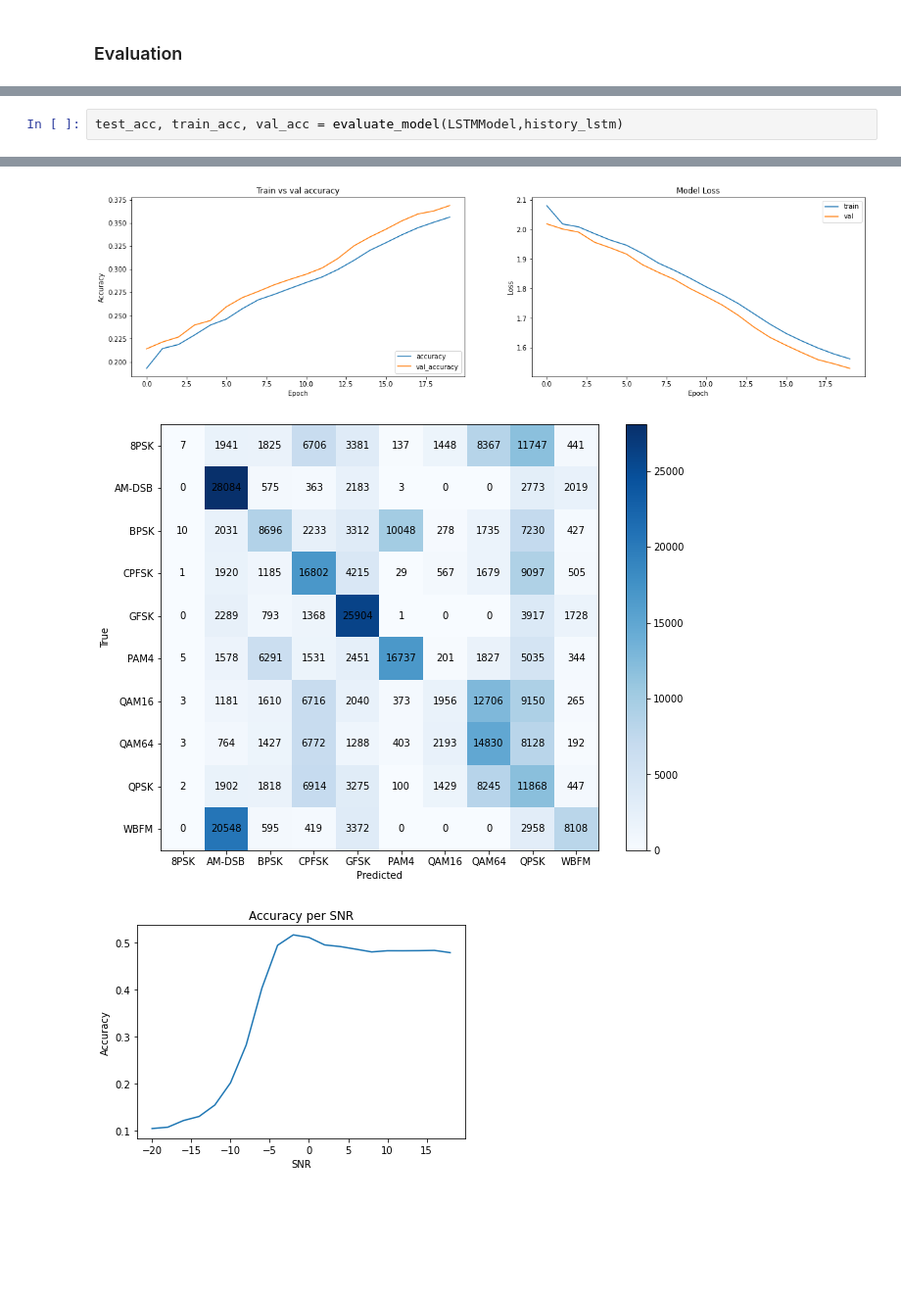
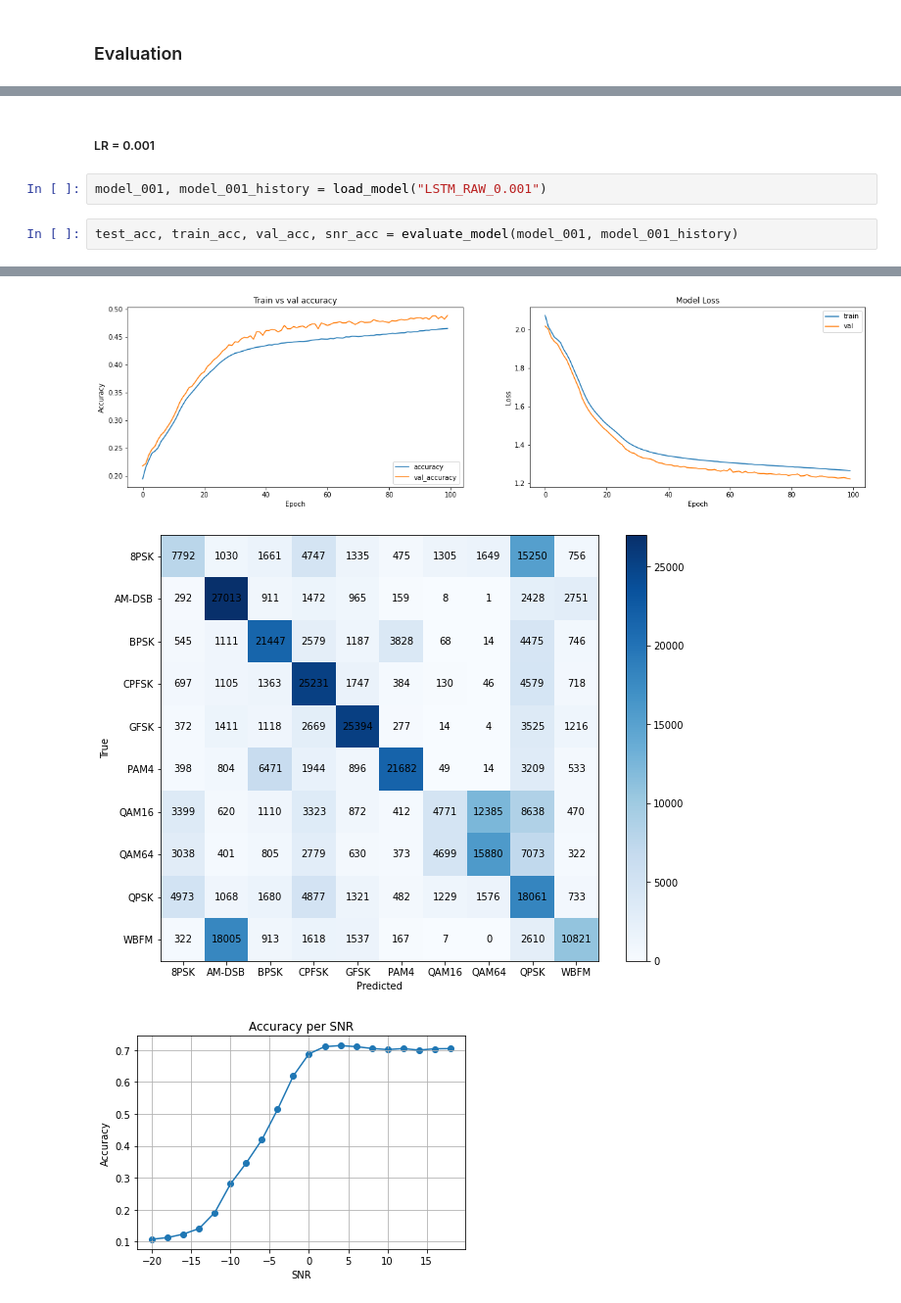
Before and after one commit to Abdelrahman-Shawky/Modulation-Classification, a Jupyter notebook: Modulation_Classification.ipynb, the cells around one changed output, grey strips where cells are left out. Shown at 98% size. Saved outputs shown, nothing was run; the diff lists cells and outputs as text; blank space fills up the shorter version.

Commit message:
Models Results

```diff
--- a/Modulation_Classification.ipynb
+++ b/Modulation_Classification.ipynb
@@ -649,3 +909,7 @@ save_model(LSTMModel, history_lstm, "LSTM_INT_0.001")
+# %% [markdown]
+##### LR = 0.001
+# %%
+model_001, model_001_history = load_model("LSTM_RAW_0.001")
 # %%
-test_acc, train_acc, val_acc = evaluate_model(LSTMModel,history_lstm)
+test_acc, train_acc, val_acc, snr_acc = evaluate_model(model_001, model_001_history)
 # %% [output]
@@ -653,3 +917,3 @@ test_acc, train_acc, val_acc = evaluate_model(LSTMModel,history_lstm)
-[figure, old version]
+[figure, new version]
-[figure, old version]
+[figure, new version]
-[figure, old version]
+[figure, new version]
```
Also changed, not shown: parts of 102 cells of this notebook.
